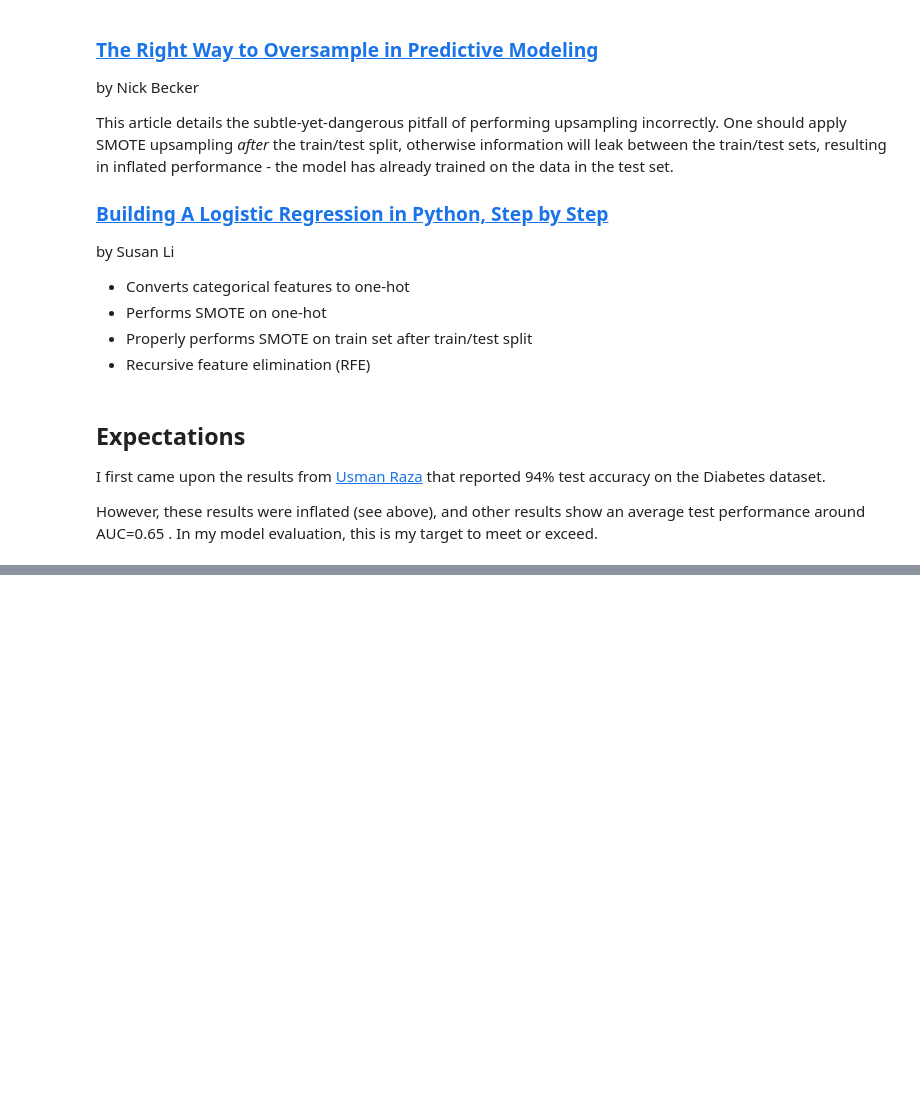
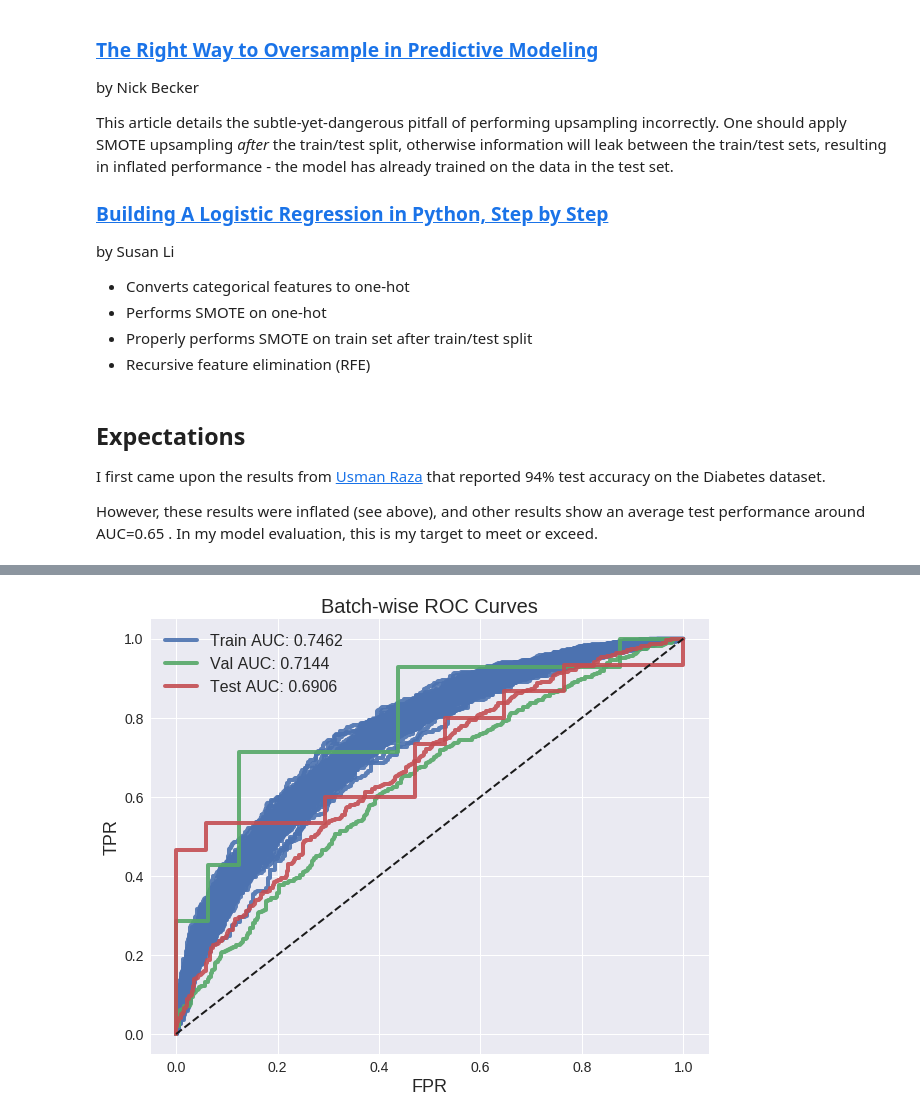
Before and after one commit to nrichards17/diabetes-pytorch, a Jupyter notebook: notebooks/PR-Diabetes-Results.ipynb, the cells around one changed output, grey strips where cells are left out. Drawn from its saved outputs; the diff is of its cells as text; code cells hidden in the pictures; blank space fills up the shorter version.

```diff
--- a/notebooks/PR-Diabetes-Results.ipynb
+++ b/notebooks/PR-Diabetes-Results.ipynb
@@ -143,0 +181,5 @@ However, these results were inflated (see above), and other results show an aver
+# %%
+import utils
+
+model = utils.load_model(RESULTS_PATH + 'model.pt')
+display(model)
@@ -143,0 +265,15 @@ However, these results were inflated (see above), and other results show an aver
+# %%
+import evaluate
+
+performance = {}
+for phase in ['train', 'val', 'test']:
+    dataloader = dataloaders[phase]
+    phase_metrics, phase_confusion = evaluate.evaluate(model, loss_fn, dataloader, metrics, params)
+    performance[phase] = phase_metrics
+
+    print(f'{phase.capitalize()}:')
+    for metric in phase_metrics.keys():
+        print(f'\t{metric.capitalize()}: {phase_metrics[metric]:0.4f}')
+    print(f'\tConfusion Matrix:')
+    print(phase_confusion)
+    print()
@@ -143,0 +298,41 @@ However, these results were inflated (see above), and other results show an aver
+# %%
+f, ax = plt.subplots(1, 1, figsize=(10, 8))
+for i, phase in enumerate(['train', 'val', 'test']):
+    dataloader = dataloaders[phase]
+    phase_fpr, phase_tpr = evaluate.evaluate_roc(model, dataloader, params)
+
+    # just take first batch
+#     fpr = phase_fpr[0]
+#     tpr = phase_tpr[0]
+#     ax.plot(fpr, tpr, color=f'C{i}', lw=4, alpha=0.9, label=label)
+    for j, (fpr, tpr) in enumerate(zip(phase_fpr, phase_tpr)):
+        if j == 0:
+            label = f"{phase.capitalize()} AUC: {performance[phase]['auroc']:0.4f}"
+        else:
+            label = None
+        ax.plot(fpr, tpr, color=f'C{i}', lw=4, alpha=0.9, label=label)
+
+ax.plot([0, 1], [0, 1], color='k', lw=2, linestyle='--')
+
+ax.set_xlabel('FPR')
+ax.set_ylabel('TPR')
+ax.set_title('Batch-wise ROC Curves', fontsize=20)
+
+ax.legend()
+legend = ax.legend(
+    loc='best',
+#         bbox_to_anchor=(1.2, 1.0),
+    frameon=False,
+    fancybox=False,
+    ncol=1,
+    fontsize=16
+)
+
+for label in (ax.get_xticklabels() + ax.get_yticklabels()):
+    label.set_fontsize(14)
+ax.xaxis.label.set_size(18)
+ax.yaxis.label.set_size(18)
+
+plt.show()
+# %% [output]
+[figure, added]
```
Also changed, not shown: parts of 9 cells of this notebook.
